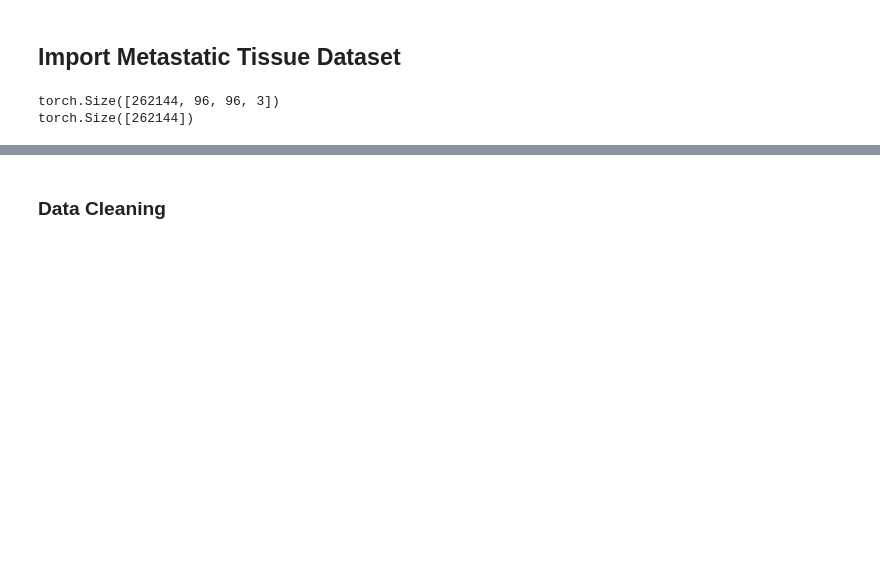
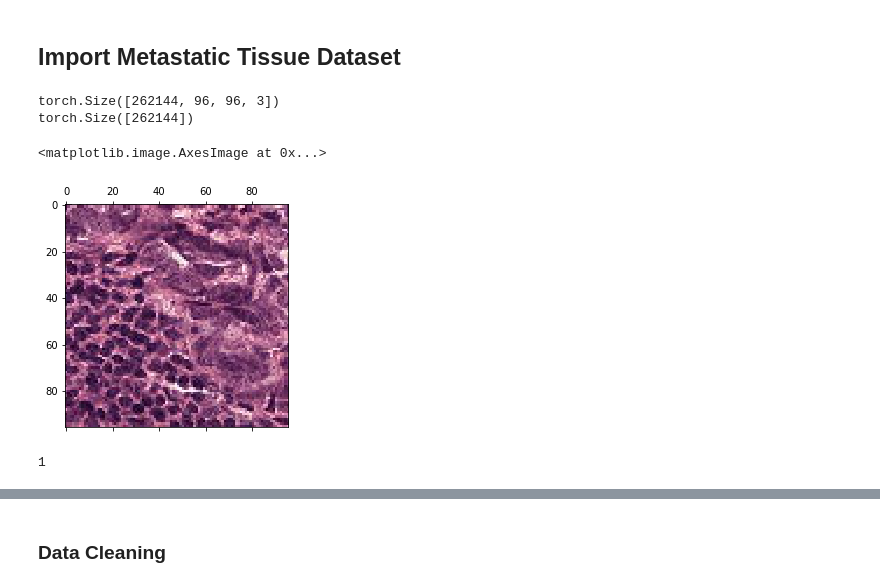
Before and after one commit to waleedrana1/NeuralNetsProject, a Jupyter notebook: Neural_Net_final_project.ipynb, the cells around one changed output, grey strips where cells are left out. Drawn from its saved outputs; the diff is of its cells as text; code cells hidden in the pictures; blank space fills up the shorter version.

```diff
--- a/Neural_Net_final_project.ipynb
+++ b/Neural_Net_final_project.ipynb
@@ -30,0 +50,9 @@ torch.Size([262144])
+# %%
+plt.matshow(training_images[56])
+# %% [output]
+<matplotlib.image.AxesImage at 0x...>
+[figure, added]
+# %%
+print(training_labels[56].item())
+# %% [output]
+1
```
Also changed, not shown: parts of 14 cells of this notebook.
